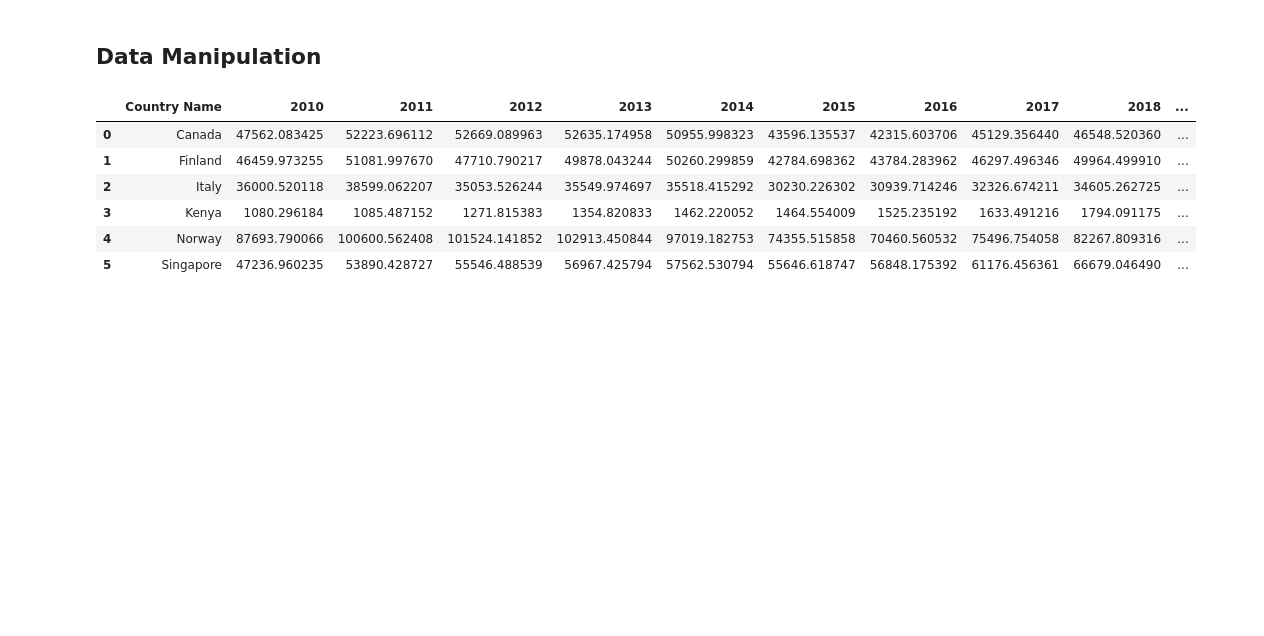
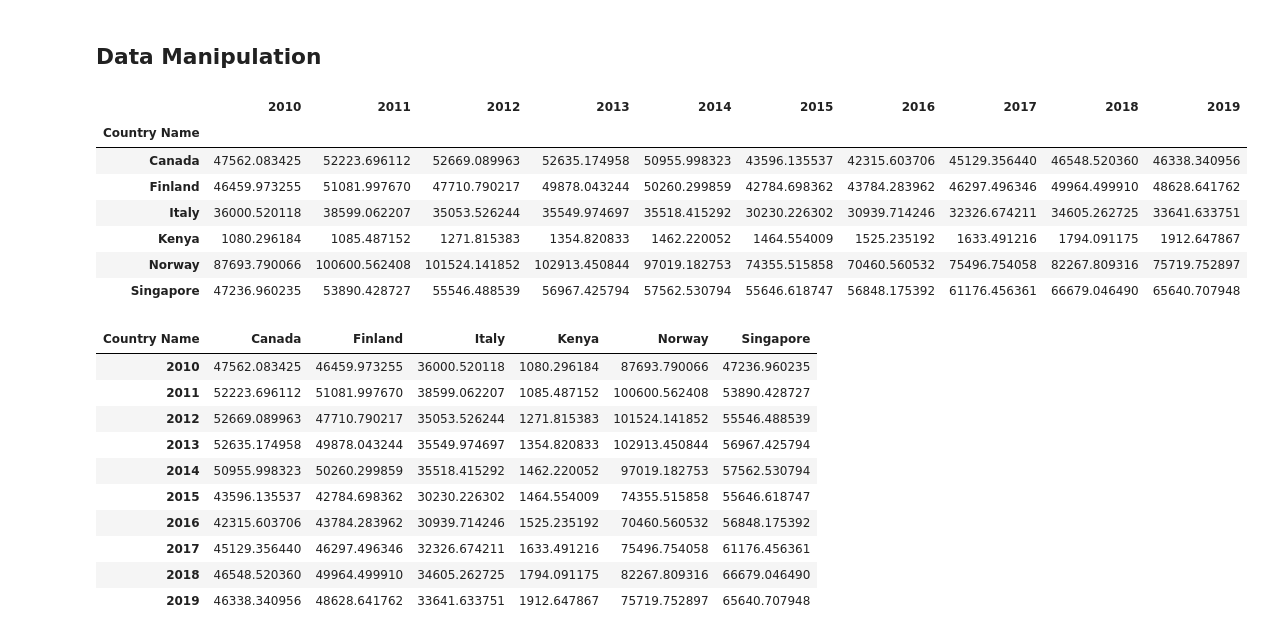
Before and after one commit to ROUSenghak/Forecasting_Sticker_Sales, a Jupyter notebook: linear_model/gdp_maniputation.ipynb, the cells around one changed output. Drawn from its saved outputs; the diff is of its cells as text; code cells hidden in the pictures; blank space fills up the shorter version.

```diff
--- a/linear_model/data_maniputation.ipynb
+++ b/linear_model/gdp_maniputation.ipynb
@@ -98,13 +98,29 @@ filtered_data = filtered_data[['Country Name'] + years_of_interest]
 
 # Reset index for clarity
 filtered_data.reset_index(drop=True, inplace=True)
+filtered_data.set_index('Country Name', inplace=True)
+
+transposed_data = filtered_data.T
 # %%
 display(filtered_data)
+display(transposed_data)
 # %% [output]
-|  | Country Name | 2010 | 2011 | 2012 | 2013 | 2014 | 2015 | 2016 | 2017 | 2018 | ... |
-| 0 | Canada | 47562.083425 | 52223.696112 | 52669.089963 | 52635.174958 | 50955.998323 | 43596.135537 | 42315.603706 | 45129.356440 | 46548.520360 | ... |
-| 1 | Finland | 46459.973255 | 51081.997670 | 47710.790217 | 49878.043244 | 50260.299859 | 42784.698362 | 43784.283962 | 46297.496346 | 49964.499910 | ... |
-| 2 | Italy | 36000.520118 | 38599.062207 | 35053.526244 | 35549.974697 | 35518.415292 | 30230.226302 | 30939.714246 | 32326.674211 | 34605.262725 | ... |
-| 3 | Kenya | 1080.296184 | 1085.487152 | 1271.815383 | 1354.820833 | 1462.220052 | 1464.554009 | 1525.235192 | 1633.491216 | 1794.091175 | ... |
-| 4 | Norway | 87693.790066 | 100600.562408 | 101524.141852 | 102913.450844 | 97019.182753 | 74355.515858 | 70460.560532 | 75496.754058 | 82267.809316 | ... |
-| 5 | Singapore | 47236.960235 | 53890.428727 | 55546.488539 | 56967.425794 | 57562.530794 | 55646.618747 | 56848.175392 | 61176.456361 | 66679.046490 | ... |
+|  | 2010 | 2011 | 2012 | 2013 | 2014 | 2015 | 2016 | 2017 | 2018 | 2019 |
+| Country Name |  |  |  |  |  |  |  |  |  |  |
+| Canada | 47562.083425 | 52223.696112 | 52669.089963 | 52635.174958 | 50955.998323 | 43596.135537 | 42315.603706 | 45129.356440 | 46548.520360 | 46338.340956 |
+| Finland | 46459.973255 | 51081.997670 | 47710.790217 | 49878.043244 | 50260.299859 | 42784.698362 | 43784.283962 | 46297.496346 | 49964.499910 | 48628.641762 |
+| Italy | 36000.520118 | 38599.062207 | 35053.526244 | 35549.974697 | 35518.415292 | 30230.226302 | 30939.714246 | 32326.674211 | 34605.262725 | 33641.633751 |
+| Kenya | 1080.296184 | 1085.487152 | 1271.815383 | 1354.820833 | 1462.220052 | 1464.554009 | 1525.235192 | 1633.491216 | 1794.091175 | 1912.647867 |
+| Norway | 87693.790066 | 100600.562408 | 101524.141852 | 102913.450844 | 97019.182753 | 74355.515858 | 70460.560532 | 75496.754058 | 82267.809316 | 75719.752897 |
+| Singapore | 47236.960235 | 53890.428727 | 55546.488539 | 56967.425794 | 57562.530794 | 55646.618747 | 56848.175392 | 61176.456361 | 66679.046490 | 65640.707948 |
+| Country Name | Canada | Finland | Italy | Kenya | Norway | Singapore |
+| 2010 | 47562.083425 | 46459.973255 | 36000.520118 | 1080.296184 | 87693.790066 | 47236.960235 |
+| 2011 | 52223.696112 | 51081.997670 | 38599.062207 | 1085.487152 | 100600.562408 | 53890.428727 |
+| 2012 | 52669.089963 | 47710.790217 | 35053.526244 | 1271.815383 | 101524.141852 | 55546.488539 |
+| 2013 | 52635.174958 | 49878.043244 | 35549.974697 | 1354.820833 | 102913.450844 | 56967.425794 |
+| 2014 | 50955.998323 | 50260.299859 | 35518.415292 | 1462.220052 | 97019.182753 | 57562.530794 |
+| 2015 | 43596.135537 | 42784.698362 | 30230.226302 | 1464.554009 | 74355.515858 | 55646.618747 |
+| 2016 | 42315.603706 | 43784.283962 | 30939.714246 | 1525.235192 | 70460.560532 | 56848.175392 |
+| 2017 | 45129.356440 | 46297.496346 | 32326.674211 | 1633.491216 | 75496.754058 | 61176.456361 |
+| 2018 | 46548.520360 | 49964.499910 | 34605.262725 | 1794.091175 | 82267.809316 | 66679.046490 |
+| 2019 | 46338.340956 | 48628.641762 | 33641.633751 | 1912.647867 | 75719.752897 | 65640.707948 |
```
Also changed, not shown: parts of 2 cells of this notebook, 4 other files.
